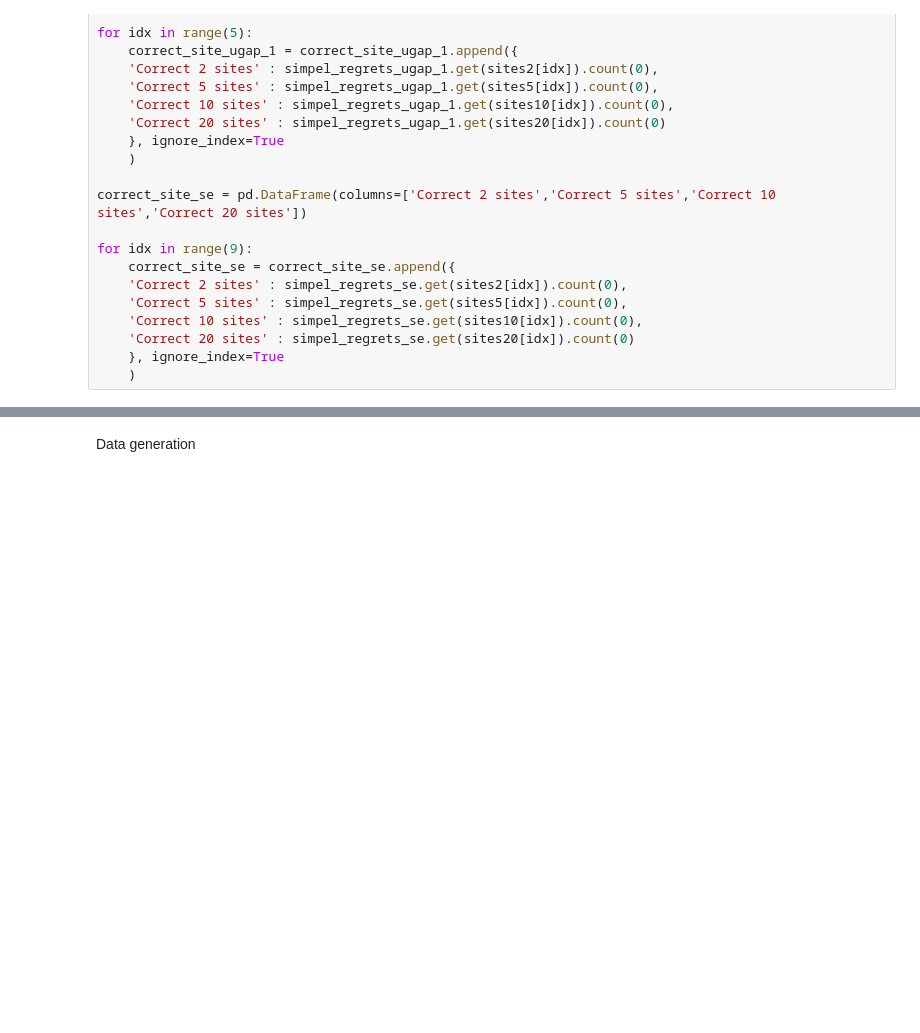
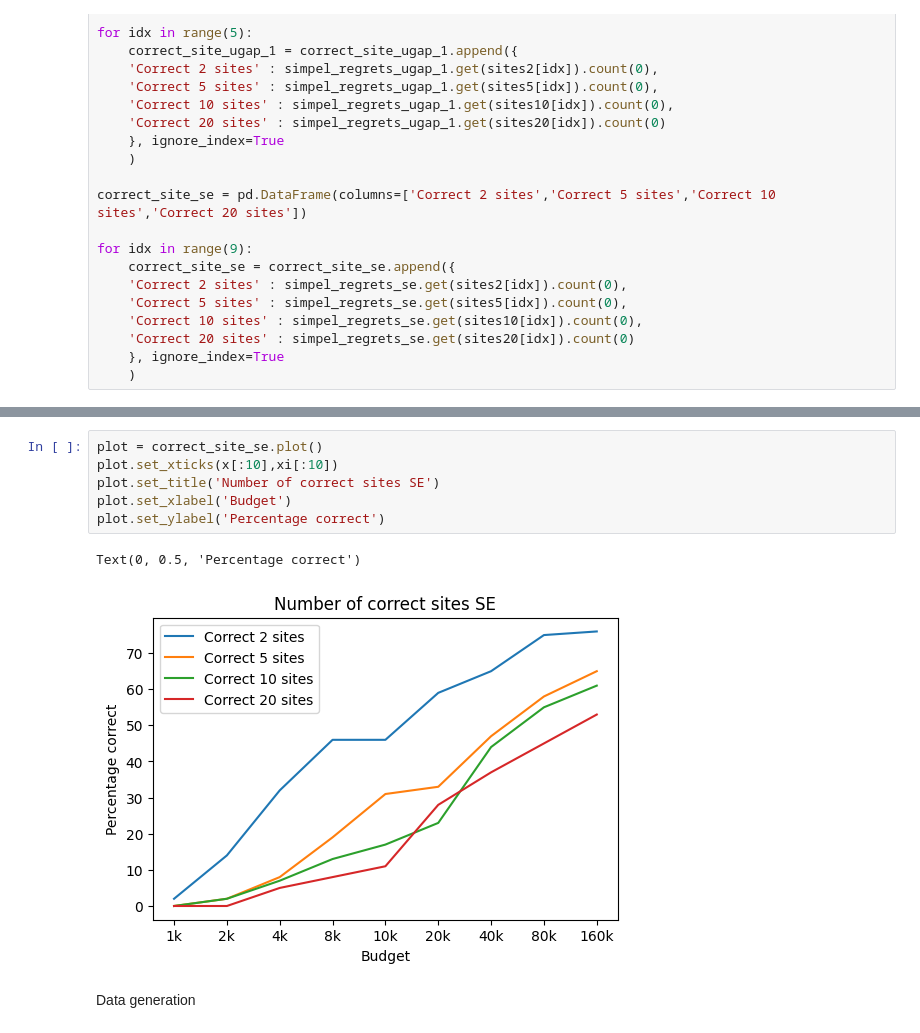
Before and after one commit to FlorisSchmidt/PBO, a Jupyter notebook: plots.ipynb, the cells around one changed output, grey strips where cells are left out. Saved outputs shown, nothing was run; the diff lists cells and outputs as text; blank space fills up the shorter version.

```diff
--- a/plots.ipynb
+++ b/plots.ipynb
@@ -103,3 +95,12 @@ Text(0, 0.5, 'Percentage correct')
+# %%
+plot = correct_site_se.plot()
+plot.set_xticks(x[:10],xi[:10])
+plot.set_title('Number of correct sites SE')
+plot.set_xlabel('Budget')
+plot.set_ylabel('Percentage correct')
+# %% [output]
+Text(0, 0.5, 'Percentage correct')
+[figure, added]
 # %% [markdown]
 Data generation
 # %%
```
Also changed, not shown: parts of 5 cells of this notebook.
